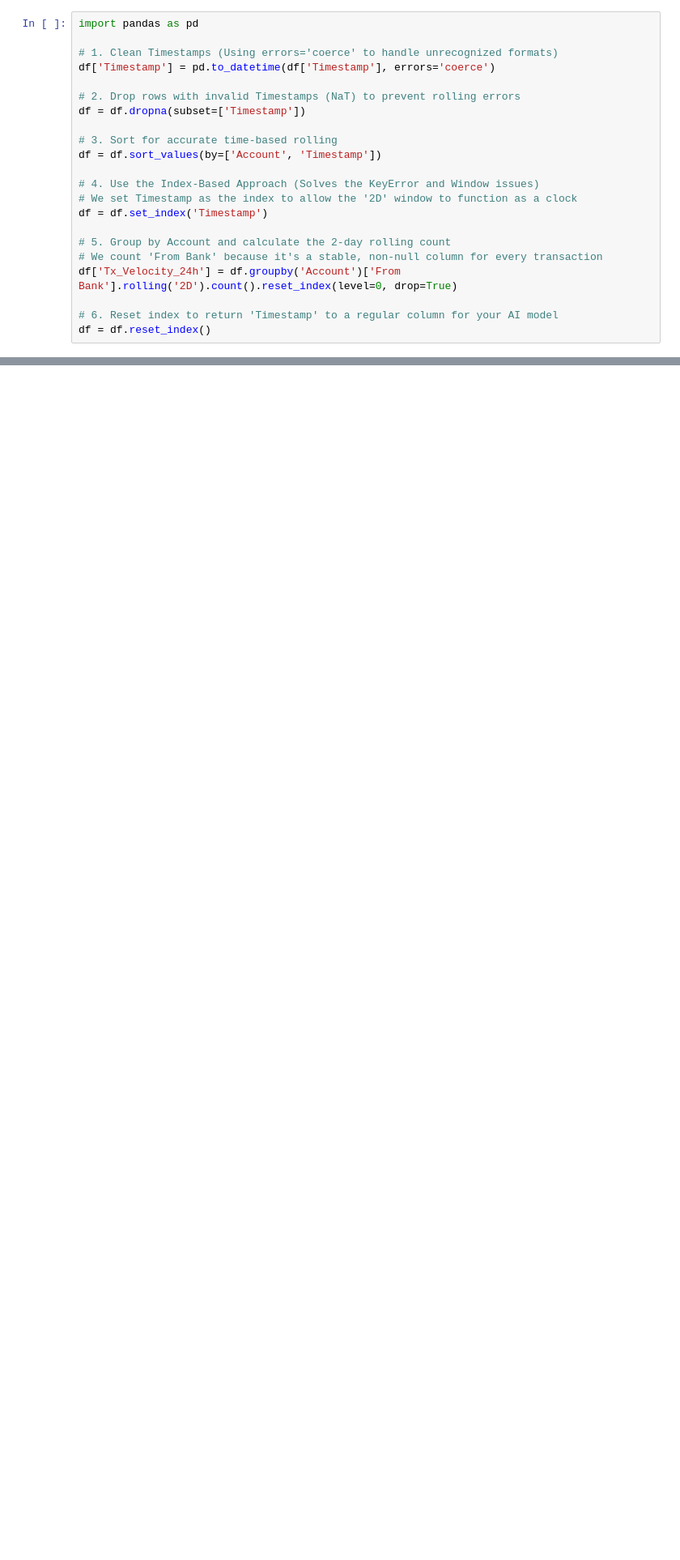
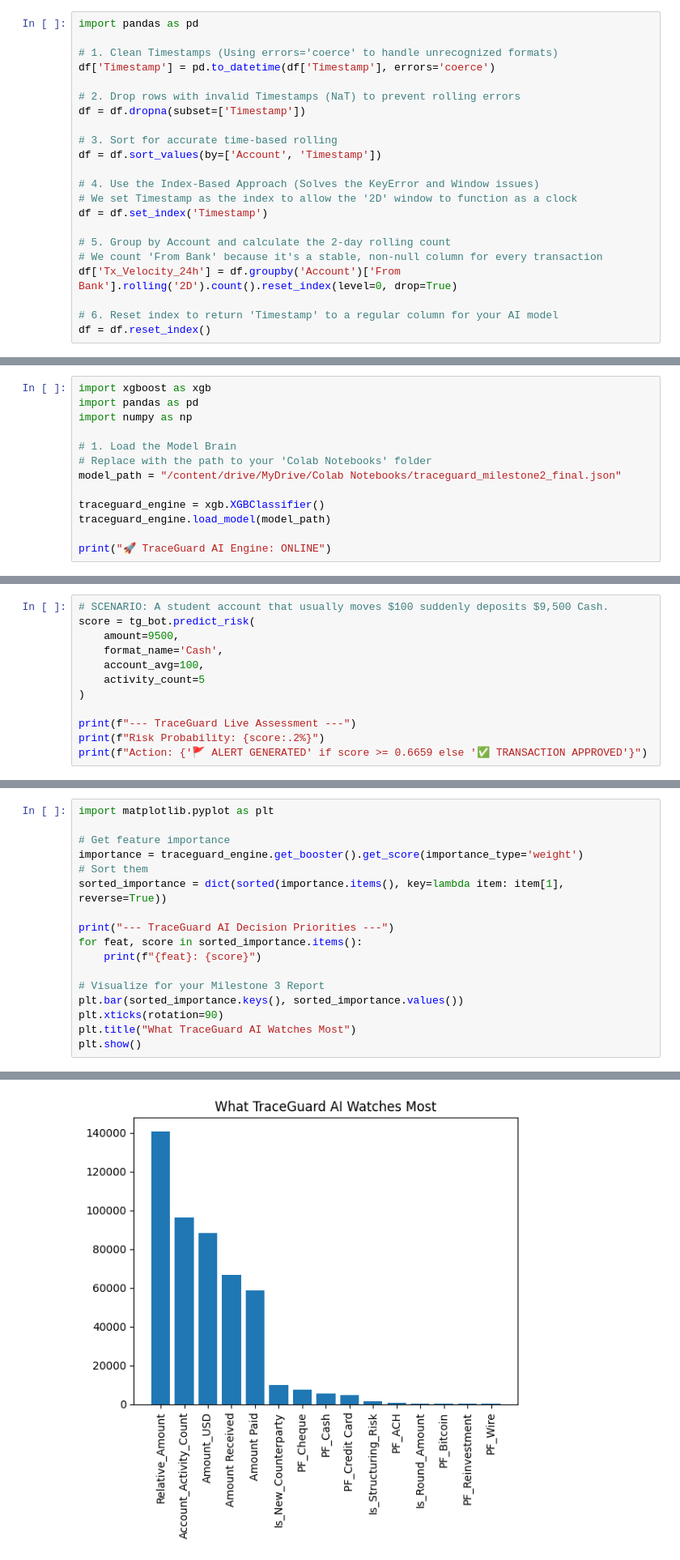
Before and after one commit to Morgan-X1/ai_hackathon_traceguard, a Jupyter notebook: TraceGuard_Data_Engineering.ipynb, the cells around one changed output, grey strips where cells are left out. Shown at 81% size. Drawn from its saved outputs; the diff is of its cells as text; blank space fills up the shorter version.

```diff
--- a/TraceGuard_Data_Engineering.ipynb
+++ b/TraceGuard_Data_Engineering.ipynb
@@ -101,0 +486,13 @@ To https://github.com/Morgan-X1/ai_hackathon_traceguard.git
+# %%
+import xgboost as xgb
+import pandas as pd
+import numpy as np
+
+# 1. Load the Model Brain
+# Replace with the path to your 'Colab Notebooks' folder
+model_path = "/content/drive/MyDrive/Colab Notebooks/traceguard_milestone2_final.json"
+
+traceguard_engine = xgb.XGBClassifier()
+traceguard_engine.load_model(model_path)
+
+print("🚀 TraceGuard AI Engine: ONLINE")
@@ -101,0 +597,12 @@ To https://github.com/Morgan-X1/ai_hackathon_traceguard.git
+# %%
+# SCENARIO: A student account that usually moves $100 suddenly deposits $9,500 Cash.
+score = tg_bot.predict_risk(
+    amount=9500,
+    format_name='Cash',
+    account_avg=100,
+    activity_count=5
+)
+
+print(f"--- TraceGuard Live Assessment ---")
+print(f"Risk Probability: {score:.2%}")
+print(f"Action: {'🚩 ALERT GENERATED' if score >= 0.6659 else '✅ TRANSACTION APPROVED'}")
@@ -101,0 +822,18 @@ To https://github.com/Morgan-X1/ai_hackathon_traceguard.git
+# %%
+import matplotlib.pyplot as plt
+
+# Get feature importance
+importance = traceguard_engine.get_booster().get_score(importance_type='weight')
+# Sort them
+sorted_importance = dict(sorted(importance.items(), key=lambda item: item[1], reverse=True))
+
+print("--- TraceGuard AI Decision Priorities ---")
+for feat, score in sorted_importance.items():
+    print(f"{feat}: {score}")
+
+# Visualize for your Milestone 3 Report
+plt.bar(sorted_importance.keys(), sorted_importance.values())
+plt.xticks(rotation=90)
+plt.title("What TraceGuard AI Watches Most")
+plt.show()
+# %% [output]
@@ -101,0 +856 @@ To https://github.com/Morgan-X1/ai_hackathon_traceguard.git
+[figure, added]
```
Also changed, not shown: parts of 41 cells of this notebook, 2 other files.
